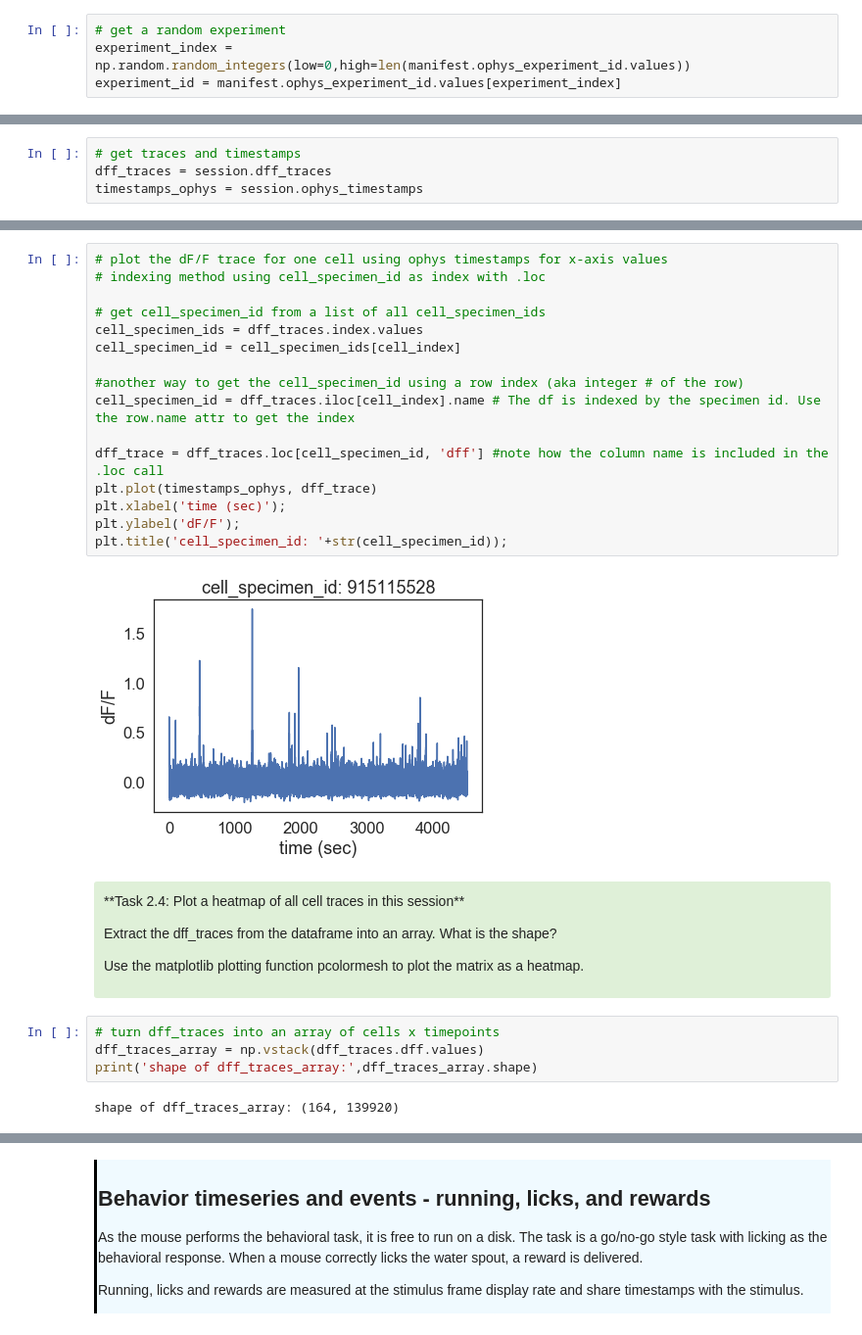
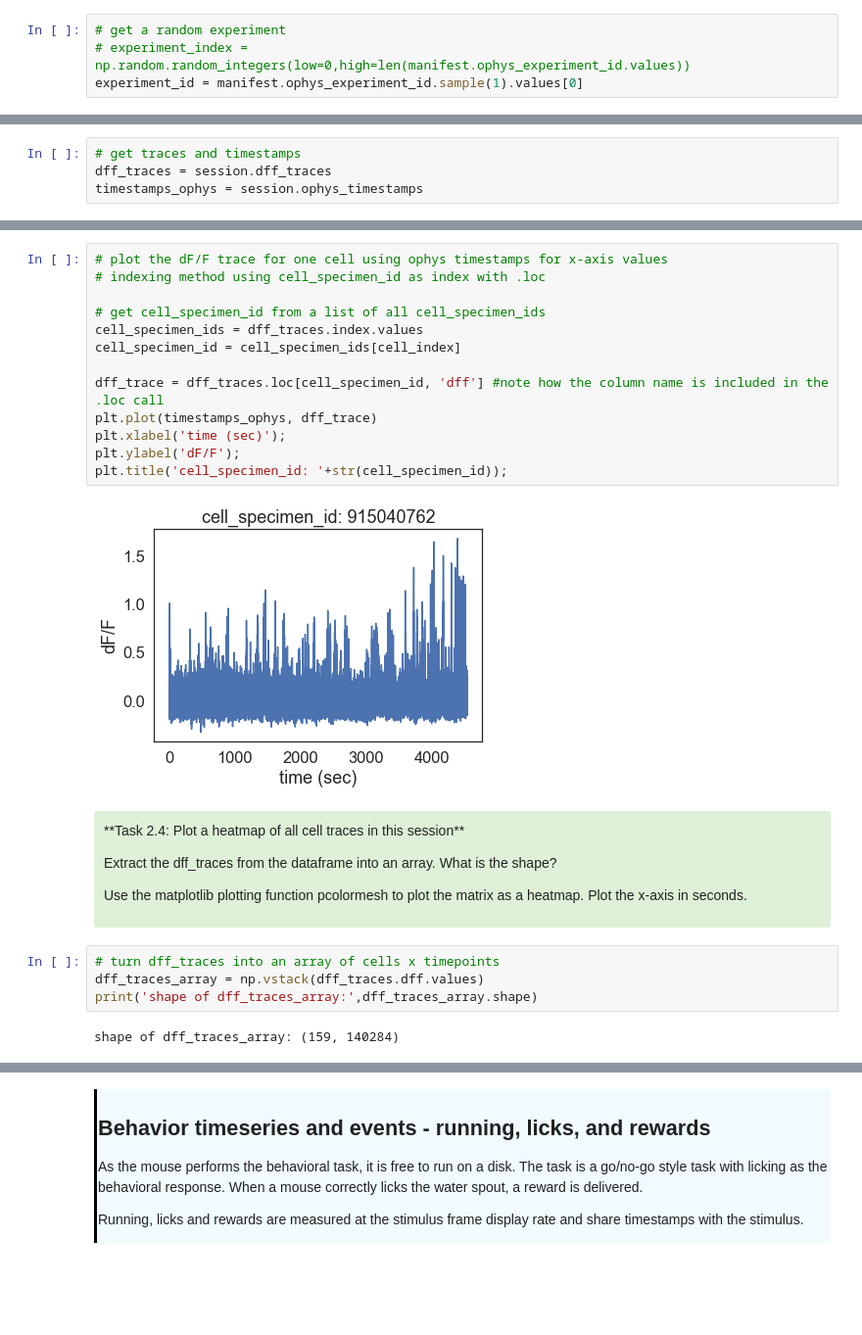
Before and after one commit to AllenInstitute/SWDB_2019, a Jupyter notebook: DynamicBrain/VisualBehavior_solutions.ipynb, the cells around one changed output, grey strips where cells are left out. Shown at 98% size. Drawn from its saved outputs; the diff is of its cells as text; blank space fills up the shorter version.

```diff
--- a/DynamicBrain/VisualBehavior_solutions.ipynb
+++ b/DynamicBrain/VisualBehavior_solutions.ipynb
@@ -114,8 +119,8 @@ stage_types: ['OPHYS_1_images_A' 'OPHYS_2_images_A_passive' 'OPHYS_3_images_A'
 </div>
 # %%
 # get a random experiment
-experiment_index = np.random.random_integers(low=0,high=len(manifest.ophys_experiment_id.values))
-experiment_id = manifest.ophys_experiment_id.values[experiment_index]
+# experiment_index = np.random.random_integers(low=0,high=len(manifest.ophys_experiment_id.values))
+experiment_id = manifest.ophys_experiment_id.sample(1).values[0]
 # %%
 # get the metadata for this experiment from the manifest
 row = manifest.loc[manifest['ophys_experiment_id'] == experiment_id]
@@ -349,28 +366,25 @@ plt.title('cell index: '+str(cell_index));
 # %%
 # plot the dF/F trace for one cell using ophys timestamps for x-axis values
 # indexing method using cell_specimen_id as index with .loc
 
 # get cell_specimen_id from a list of all cell_specimen_ids
 cell_specimen_ids = dff_traces.index.values
 cell_specimen_id = cell_specimen_ids[cell_index]
 
-#another way to get the cell_specimen_id using a row index (aka integer # of the row)
-cell_specimen_id = dff_traces.iloc[cell_index].name # The df is indexed by the specimen id. Use the row.name attr to get the index
-
 dff_trace = dff_traces.loc[cell_specimen_id, 'dff'] #note how the column name is included in the .loc call
 plt.plot(timestamps_ophys, dff_trace)
 plt.xlabel('time (sec)');
 plt.ylabel('dF/F');
 plt.title('cell_specimen_id: '+str(cell_specimen_id));
 # %% [output]
-[figure, old version]
+[figure, new version]
 # %% [markdown]
 <div style="background: #DFF0D8; border-radius: 3px; padding: 10px;">
 <p>**Task 2.4: Plot a heatmap of all cell traces in this session**
 
 <p>Extract the dff_traces from the dataframe into an array. What is the shape?
 
-<p>Use the matplotlib plotting function pcolormesh to plot the matrix as a heatmap.
+<p>Use the matplotlib plotting function pcolormesh to plot the matrix as a heatmap. Plot the x-axis in seconds.
 
 </div>
 # %%
@@ -378,7 +392,7 @@ plt.title('cell_specimen_id: '+str(cell_specimen_id));
 dff_traces_array = np.vstack(dff_traces.dff.values)
 print('shape of dff_traces_array:',dff_traces_array.shape)
 # %% [output]
-shape of dff_traces_array: (164, 139920)
+shape of dff_traces_array: (159, 140284)
 # %%
 # plot a heatmap of all traces
 fig, ax = plt.subplots(figsize=(20,5))
```
Also changed, not shown: parts of 57 cells of this notebook, 2 other files.
